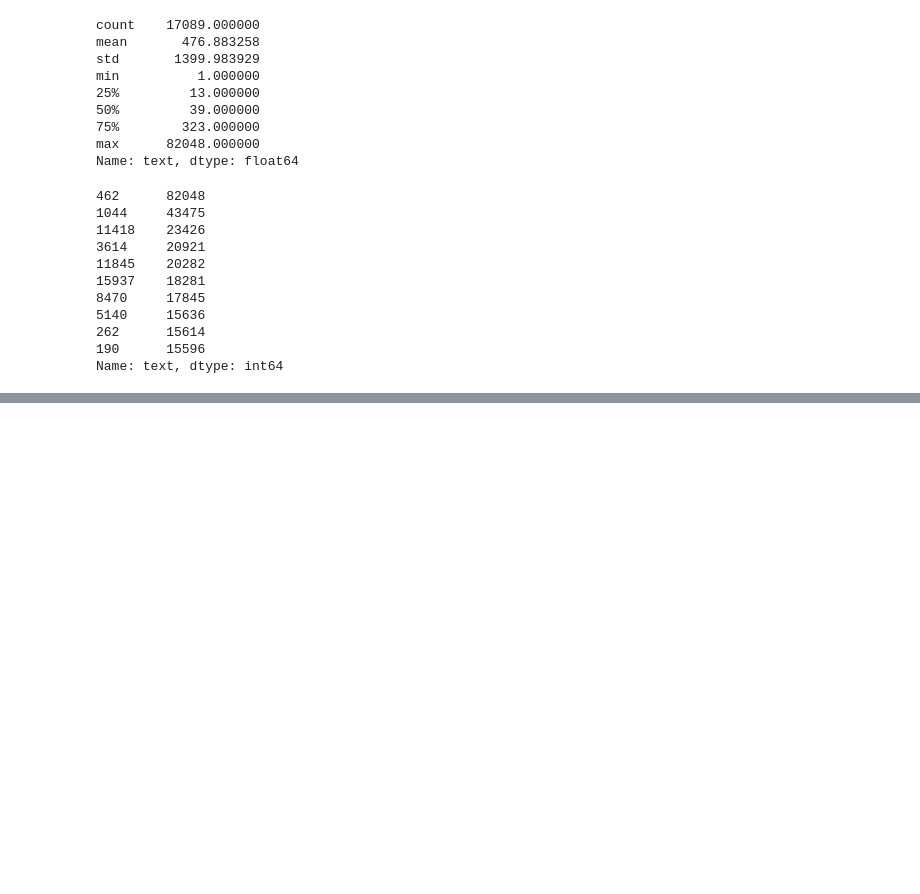
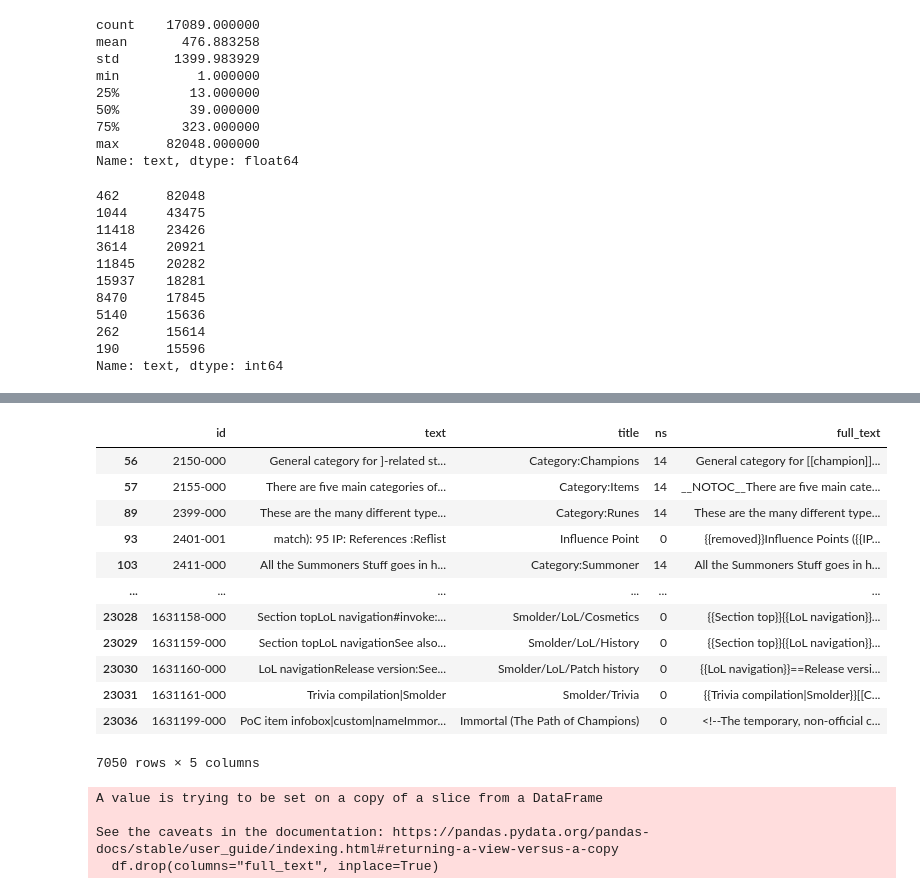
Before and after one commit to M-Ali-ML/Loreer, a Jupyter notebook: 01-preprocess_data.ipynb, the cells around one changed output, grey strips where cells are left out. Drawn from its saved outputs; the diff is of its cells as text; code cells hidden in the pictures; blank space fills up the shorter version.

Commit message:
release 🎉🎉

```diff
--- a/01-preprocess_data.ipynb
+++ b/01-preprocess_data.ipynb
@@ -167,2 +168,26 @@ df
+# %%
+# Remove rows with text less than 14 words
+display(df[df["text"].str.split().str.len() <= 14])
+df = df[df["text"].str.split().str.len() >= 14]
+# %% [output]
+|  | id | text | title | ns | full_text |
+| 56 | 2150-000 | General category for ]-related st... | Category:Champions | 14 | General category for [[champion]]... |
+| 57 | 2155-000 | There are five main categories of... | Category:Items | 14 | __NOTOC__There are five main cate... |
+| 89 | 2399-000 | These are the many different type... | Category:Runes | 14 | These are the many different type... |
+| 93 | 2401-001 | match): 95 IP: References :Reflist | Influence Point | 0 | {{removed}}Influence Points ({{IP... |
+| 103 | 2411-000 | All the Summoners Stuff goes in h... | Category:Summoner | 14 | All the Summoners Stuff goes in h... |
+| ... | ... | ... | ... | ... | ... |
+| 23028 | 1631158-000 | Section topLoL navigation#invoke:... | Smolder/LoL/Cosmetics | 0 | {{Section top}}{{LoL navigation}}... |
+| 23029 | 1631159-000 | Section topLoL navigationSee also... | Smolder/LoL/History | 0 | {{Section top}}{{LoL navigation}}... |
+| 23030 | 1631160-000 | LoL navigationRelease version:See... | Smolder/LoL/Patch history | 0 | {{LoL navigation}}==Release versi... |
+| 23031 | 1631161-000 | Trivia compilation|Smolder | Smolder/Trivia | 0 | {{Trivia compilation|Smolder}}[[C... |
+| 23036 | 1631199-000 | PoC item infobox|custom|nameImmor... | Immortal (The Path of Champions) | 0 | <!--The temporary, non-official c... |
+7050 rows × 5 columns
 # %%
+df.drop(columns="full_text", inplace=True)
 df.to_csv("./data/chunks_data.csv",index=False)
+# %% [output]
+A value is trying to be set on a copy of a slice from a DataFrame
+
+See the caveats in the documentation: https://pandas.pydata.org/pandas-docs/stable/user_guide/indexing.html#returning-a-view-versus-a-copy
+  df.drop(columns="full_text", inplace=True)
```
Also changed, not shown: parts of 3 cells of this notebook, 6 other files.
